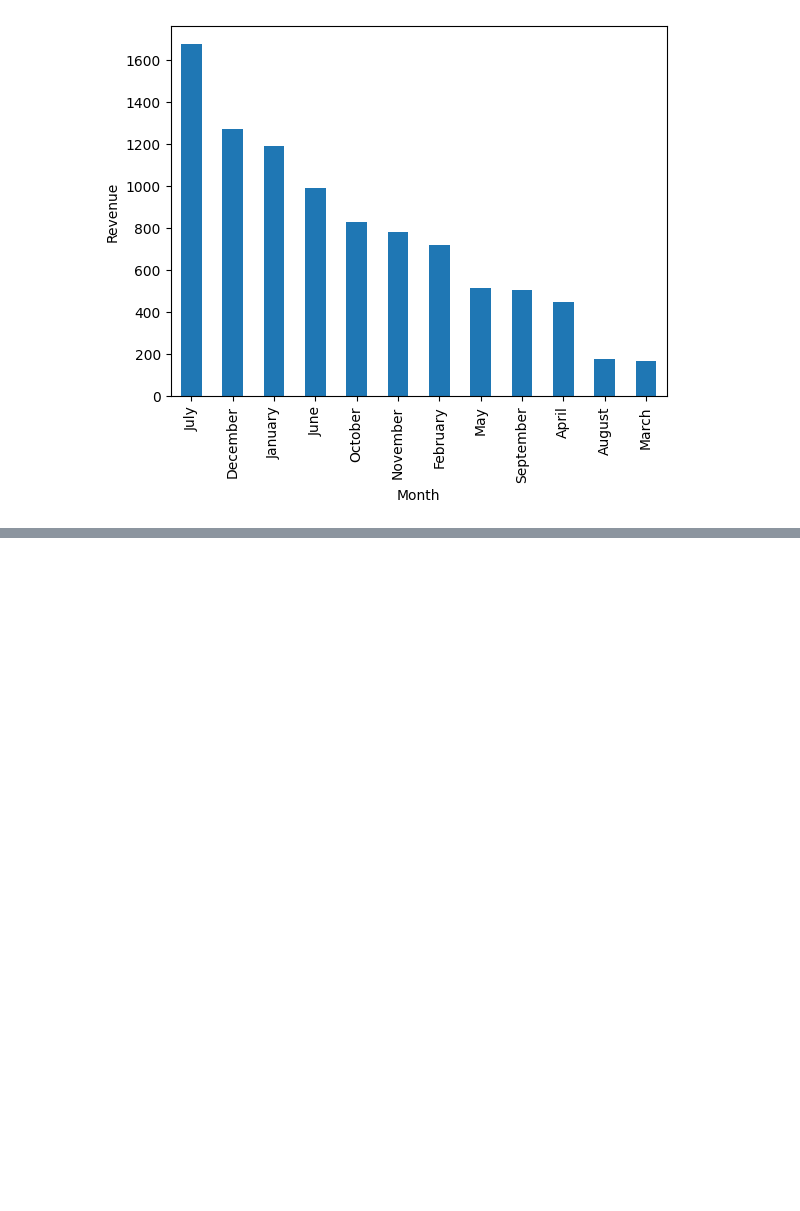
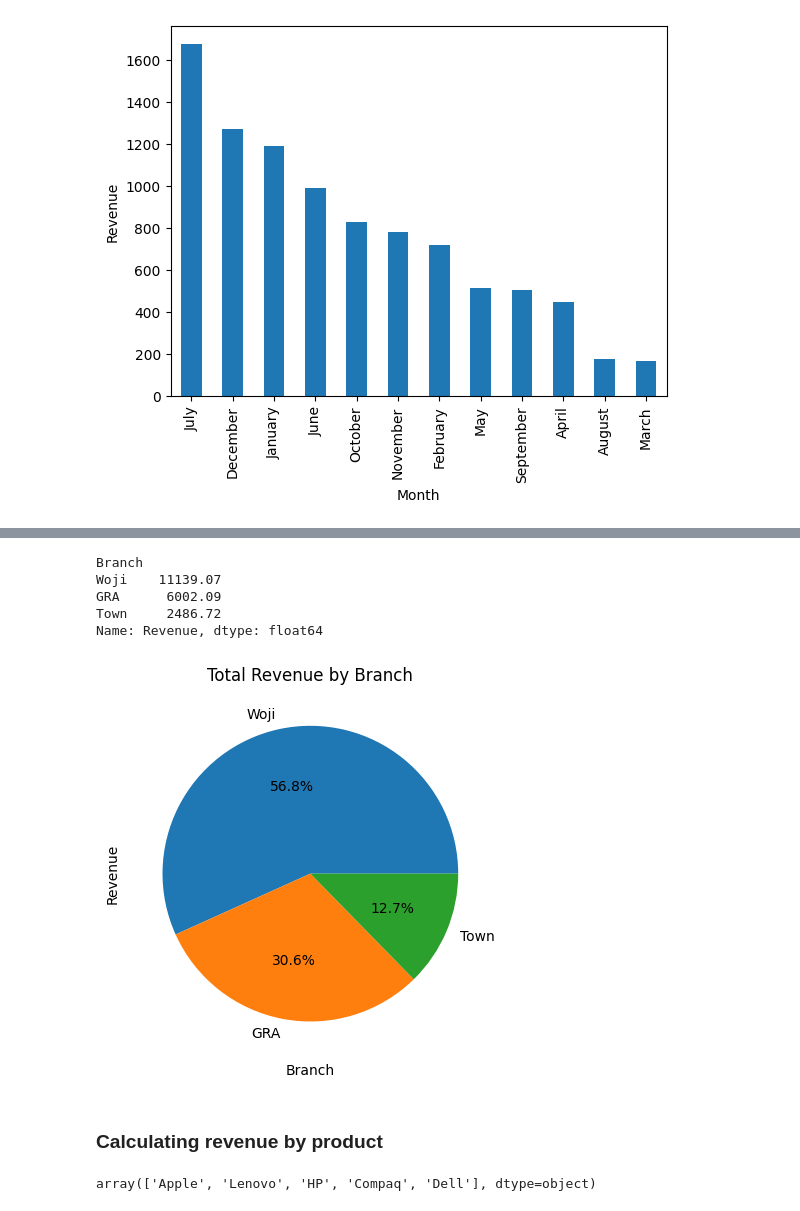
Before and after one commit to KudoroEsther/Files-Data_Analysis-, a Jupyter notebook: Task14/Task_14.ipynb, the cells around one changed output, grey strips where cells are left out. Saved outputs shown, nothing was run; the diff lists cells and outputs as text; code cells hidden in the pictures; blank space fills up the shorter version.

```diff
--- a/Task14/Task_14.ipynb
+++ b/Task14/Task_14.ipynb
@@ -241,0 +261,27 @@ monthly_revenue_2014.plot(kind="bar", xlabel="Month", ylabel="Revenue")
+# %%
+#this groups the sum of revenue according to the branch and sort from highest to lowest
+total_revenue_by_branch = sales.groupby("Branch")["Revenue"].sum().sort_values(ascending=False)
+total_revenue_by_branch
+# %% [output]
+Branch
+Woji    11139.07
+GRA      6002.09
+Town     2486.72
+Name: Revenue, dtype: float64
+# %%
+#using matplotlib
+#this plots a pie chart with the revenue against branch
+#autopct adds percentage to the chart
+plt.pie(total_revenue_by_branch.values, labels= total_revenue_by_branch.index, autopct='%1.1f%%')
+plt.xlabel("Branch")
+plt.ylabel("Revenue")
+plt.title("Total Revenue by Branch")
+plt.show()
+# %% [output]
+[figure, added]
+# %% [markdown]
+### Calculating revenue by product
+# %%
+sales["Products"].unique()
+# %% [output]
+array(['Apple', 'Lenovo', 'HP', 'Compaq', 'Dell'], dtype=object)
```
Also changed, not shown: parts of 7 cells of this notebook.
